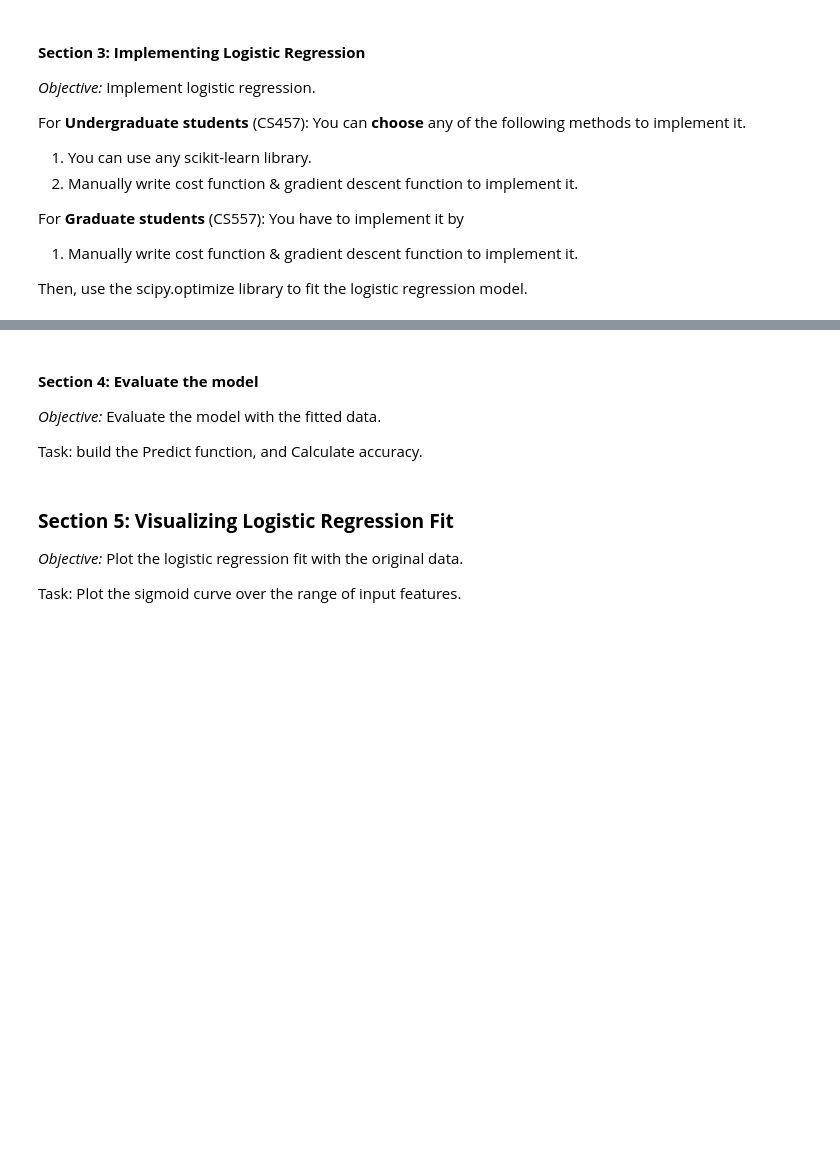
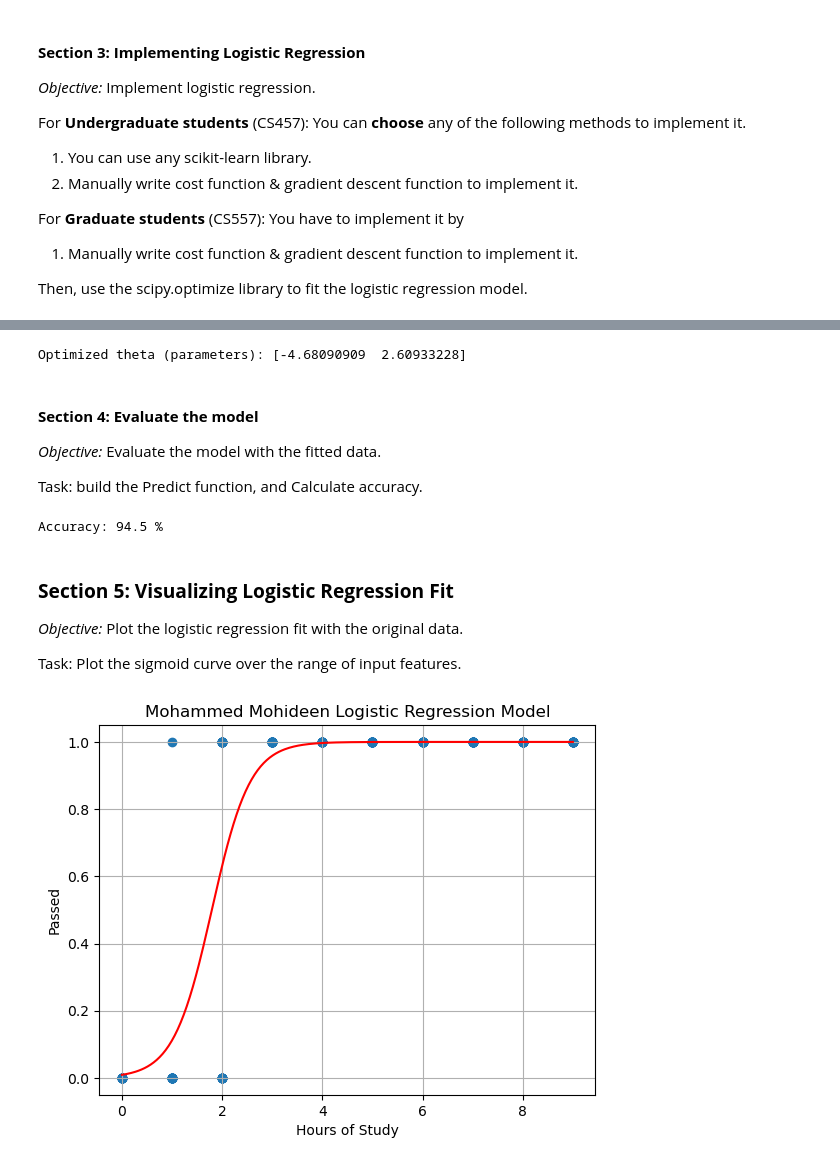
Before and after one commit to Mohammed03/CILabs, a Jupyter notebook: Lab 2/lab2.ipynb, the cells around one changed output, grey strips where cells are left out. Saved outputs shown, nothing was run; the diff lists cells and outputs as text; code cells hidden in the pictures; blank space fills up the shorter version.

```diff
--- a/Lab 2/lab2.ipynb
+++ b/Lab 2/lab2.ipynb
@@ -204,10 +258,13 @@ Then, use the scipy.optimize library to fit the logistic regression model.
 # Your code for logistic regression model
 
 # Sklearn model
-import
-
+from sklearn.model_selection import train_test_split
+from sklearn.linear_model import LogisticRegression
+from sklearn.metrics import accuracy_score, confusion_matrix
 # Prepare data
-
 # Building the Model
-
+model = LogisticRegression()  #
+model.fit(X,y)
 # Review Model parameter
+print("Model Coefficients (theta):", model.coef_)
+print("Model Intercept:", model.intercept_)
@@ -237,10 +299,12 @@ def gradient(theta, X, y):
 
 
 # Minimize the cost function using scipy.optimize
-
+optimal_theta = np.append(model.intercept_, model.coef_)
 
 # Print the optimized parameters (theta)
 print("Optimized theta (parameters):", optimal_theta)
+# %% [output]
+Optimized theta (parameters): [-4.68090909  2.60933228]
 # %% [markdown]
 #### **Section 4: Evaluate the model**
 
@@ -257,7 +321,9 @@ predictions = # your code
 # %%
 # Calculate accuracy
-accuracy = # your code
+accuracy = accuracy_score(y, predictions) * 100
 print("Accuracy:", accuracy, "%")
+# %% [output]
+Accuracy: 94.5 %
 # %% [markdown]
 ### **Section 5: Visualizing Logistic Regression Fit**
 
@@ -267,7 +333,18 @@ Task: Plot the sigmoid curve over the range of input features.
 # %%
 # Plot the data and regression line
 # You need to use scatter chart to Visualize the input dataset X & y
 # Your chart should plot the regression line using theta_optimal predictions
 # Your chart need to label the x-axis, y-axis and title
 # Your chart should use grid
 # Please add your name to the graph title
+plt.scatter(X,y)
+X_test = np.linspace(0, 9, 300).reshape(-1, 1)
+y_test_prob = model.predict_proba(X_test)[:, 1]
+plt.plot(X_test, y_test_prob, color='red', label='Logistic Regression Curve')
+plt.xlabel('Hours of Study')
+plt.ylabel('Passed')
+plt.title('Mohammed Mohideen Logistic Regression Model')
+plt.grid(True)
+plt.show()
+# %% [output]
+[figure, added]
```
Also changed, not shown: parts of 10 cells of this notebook.
